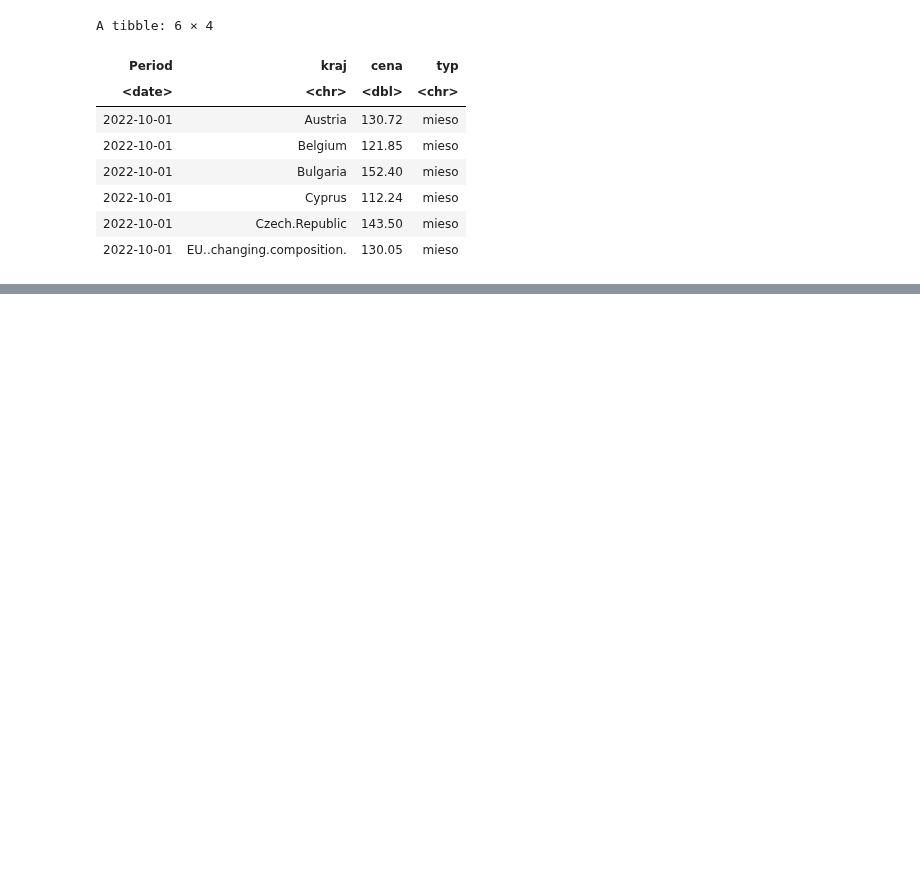
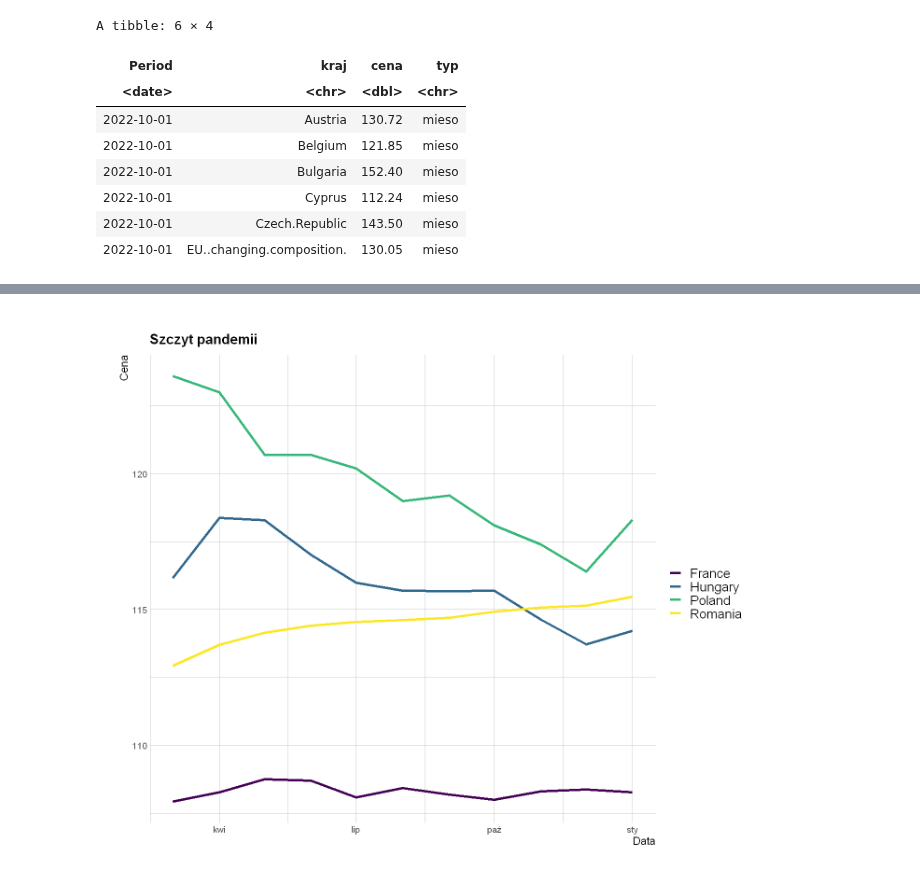
Before and after one commit to AdamixD/SAD_Projekt_1, a Jupyter notebook: Problem2.ipynb, the cells around one changed output, grey strips where cells are left out. Saved outputs shown, nothing was run; the diff lists cells and outputs as text; code cells hidden in the pictures; blank space fills up the shorter version.

```diff
--- a/Problem2.ipynb
+++ b/Problem2.ipynb
@@ -146,0 +171,4 @@ plot(before_pandemic_data, "Cały okres", countries, c('mieso'))
+# %%
+plot(pandemic_data, "Szczyt pandemii", countries, c('mieso'))
+# %% [output]
+[figure, added]
```
Also changed, not shown: parts of 7 cells of this notebook.
